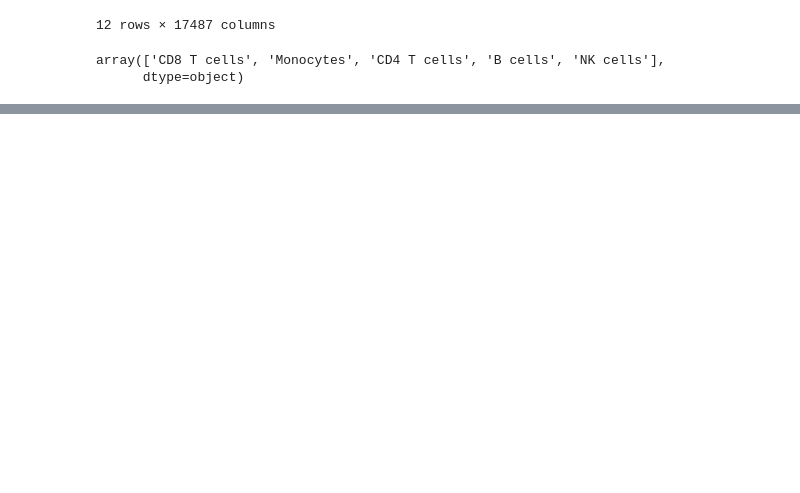
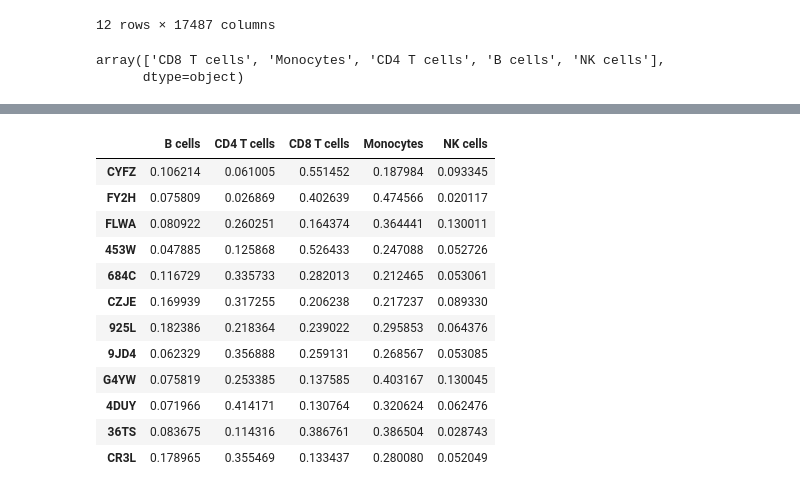
Before and after one commit to yujias424/CausalCellInfer, a Jupyter notebook: demo/code/PBMC/03_deconvolution/01_cell_deconvolution_PBMC_Monaco.ipynb, the cells around one changed output, grey strips where cells are left out. Cells and saved outputs as stored; diff of their text form; code cells hidden in the pictures; blank space fills up the shorter version.

```diff
--- a/demo/code/PBMC/03_deconvolution/01_cell_deconvolution_PBMC_Monaco.ipynb
+++ b/demo/code/PBMC/03_deconvolution/01_cell_deconvolution_PBMC_Monaco.ipynb
@@ -116,3 +176,19 @@ pred_Monaco_all = ScadenDeconvolution(sc_data, test_x_Monaco,
+# %%
+pred_Monaco_all
+# %% [output]
+|  | B cells | CD4 T cells | CD8 T cells | Monocytes | NK cells |
+| CYFZ | 0.106214 | 0.061005 | 0.551452 | 0.187984 | 0.093345 |
+| FY2H | 0.075809 | 0.026869 | 0.402639 | 0.474566 | 0.020117 |
+| FLWA | 0.080922 | 0.260251 | 0.164374 | 0.364441 | 0.130011 |
+| 453W | 0.047885 | 0.125868 | 0.526433 | 0.247088 | 0.052726 |
+| 684C | 0.116729 | 0.335733 | 0.282013 | 0.212465 | 0.053061 |
+| CZJE | 0.169939 | 0.317255 | 0.206238 | 0.217237 | 0.089330 |
+| 925L | 0.182386 | 0.218364 | 0.239022 | 0.295853 | 0.064376 |
+| 9JD4 | 0.062329 | 0.356888 | 0.259131 | 0.268567 | 0.053085 |
+| G4YW | 0.075819 | 0.253385 | 0.137585 | 0.403167 | 0.130045 |
+| 4DUY | 0.071966 | 0.414171 | 0.130764 | 0.320624 | 0.062476 |
+| 36TS | 0.083675 | 0.114316 | 0.386761 | 0.386504 | 0.028743 |
+| CR3L | 0.178965 | 0.355469 | 0.133437 | 0.280080 | 0.052049 |
 # %%
 # save results
 pred_Monaco_all.to_csv("/home/yujia/project/2023-04-24-Cell-decomposition/cell_decomposition/res/10_simulation/PBMC/pbmcABC6K/Monaco/scaden_selected_genes_selected_genes_all.tsv", sep = "\t")
```
Also changed, not shown: parts of 8 cells of this notebook, 3 other files.
